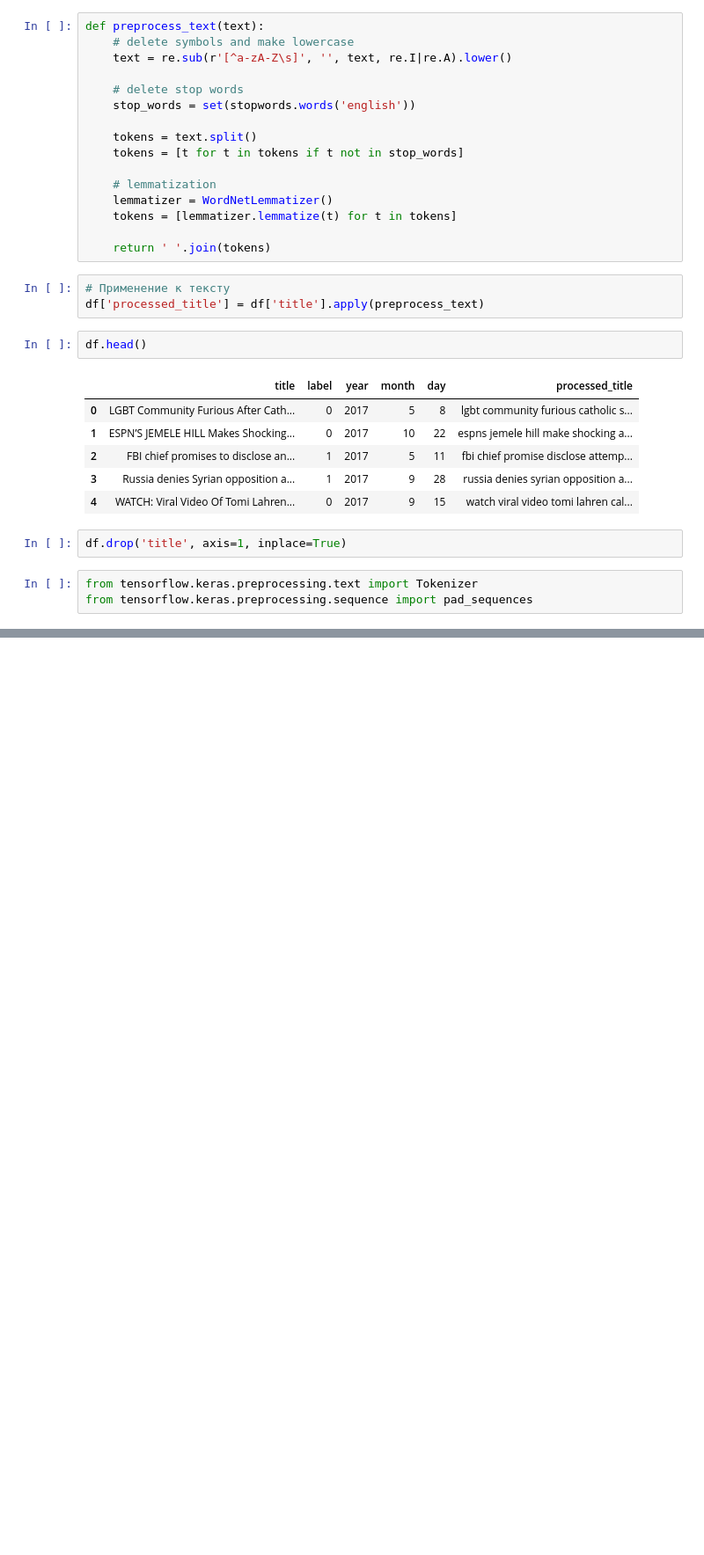
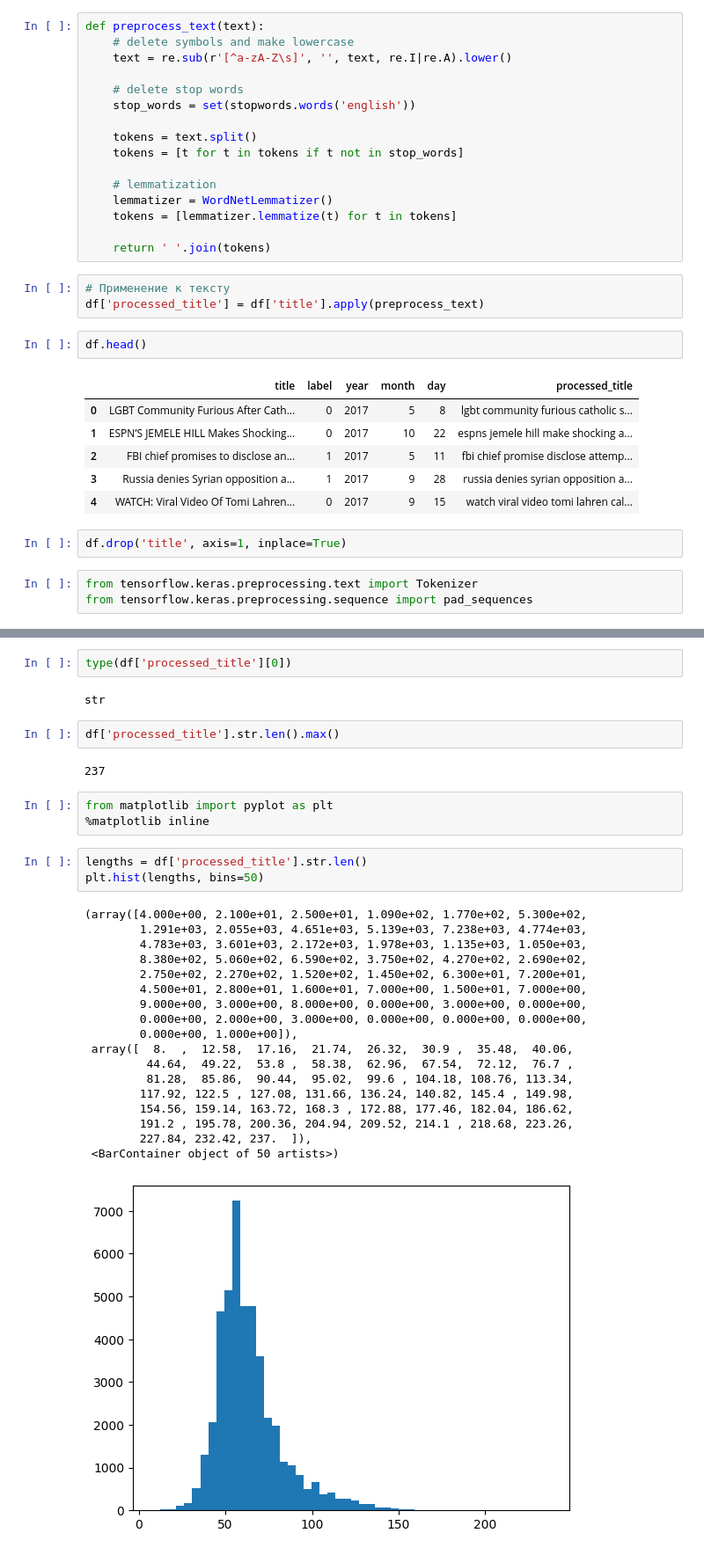
Before and after one commit to nastya-papulova/Neural_networks, a Jupyter notebook: LR2/LR2.ipynb, the cells around one changed output, grey strips where cells are left out. Shown at 88% size. Drawn from its saved outputs; the diff is of its cells as text; blank space fills up the shorter version.

```diff
--- a/LR2/LR2.ipynb
+++ b/LR2/LR2.ipynb
@@ -228,0 +238,33 @@ from tensorflow.keras.preprocessing.sequence import pad_sequences
+# %%
+type(df['processed_title'][0])
+# %% [output]
+str
+# %%
+df['processed_title'].str.len().max()
+# %% [output]
+237
+# %%
+from matplotlib import pyplot as plt
+%matplotlib inline
+# %%
+lengths = df['processed_title'].str.len()
+plt.hist(lengths, bins=50)
+# %% [output]
+(array([4.000e+00, 2.100e+01, 2.500e+01, 1.090e+02, 1.770e+02, 5.300e+02,
+        1.291e+03, 2.055e+03, 4.651e+03, 5.139e+03, 7.238e+03, 4.774e+03,
+        4.783e+03, 3.601e+03, 2.172e+03, 1.978e+03, 1.135e+03, 1.050e+03,
+        8.380e+02, 5.060e+02, 6.590e+02, 3.750e+02, 4.270e+02, 2.690e+02,
+        2.750e+02, 2.270e+02, 1.520e+02, 1.450e+02, 6.300e+01, 7.200e+01,
+        4.500e+01, 2.800e+01, 1.600e+01, 7.000e+00, 1.500e+01, 7.000e+00,
+        9.000e+00, 3.000e+00, 8.000e+00, 0.000e+00, 3.000e+00, 0.000e+00,
+        0.000e+00, 2.000e+00, 3.000e+00, 0.000e+00, 0.000e+00, 0.000e+00,
+        0.000e+00, 1.000e+00]),
+ array([  8.  ,  12.58,  17.16,  21.74,  26.32,  30.9 ,  35.48,  40.06,
+         44.64,  49.22,  53.8 ,  58.38,  62.96,  67.54,  72.12,  76.7 ,
+         81.28,  85.86,  90.44,  95.02,  99.6 , 104.18, 108.76, 113.34,
+        117.92, 122.5 , 127.08, 131.66, 136.24, 140.82, 145.4 , 149.98,
+        154.56, 159.14, 163.72, 168.3 , 172.88, 177.46, 182.04, 186.62,
+        191.2 , 195.78, 200.36, 204.94, 209.52, 214.1 , 218.68, 223.26,
+        227.84, 232.42, 237.  ]),
+ <BarContainer object of 50 artists>)
+[figure, added]
```
Also changed, not shown: parts of 9 cells of this notebook.
